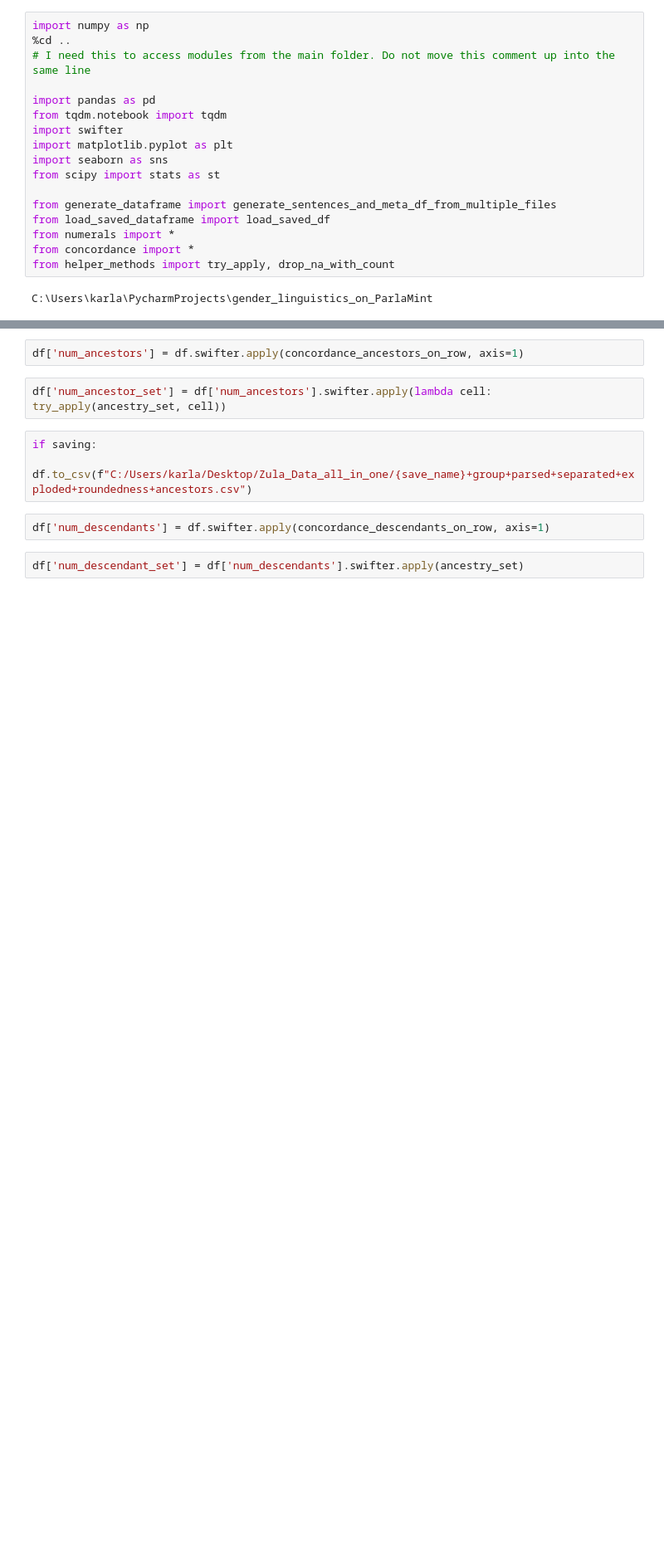
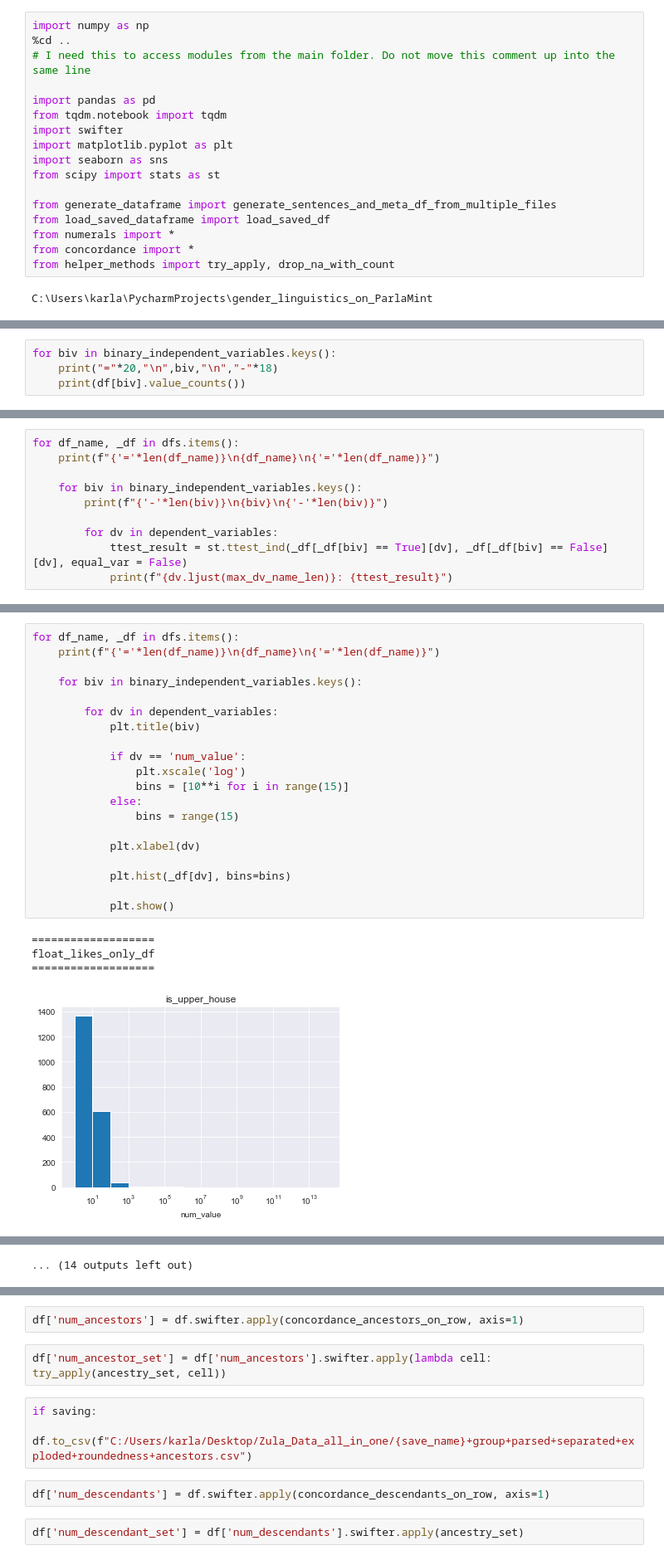
Before and after one commit to karla-weighart/number_rounding_in_ParlaMint, a Jupyter notebook: notebooks/saving.ipynb, the cells around one changed output, grey strips where cells are left out. Shown: that part at 83% size. Cells and saved outputs as stored; diff of their text form; blank space fills up the shorter version.

```diff
--- a/notebooks/saving.ipynb
+++ b/notebooks/saving.ipynb
@@ -123,0 +114,4 @@ Concordance
+# %%
+for biv in binary_independent_variables.keys():
+    print("="*20,"\n",biv,"\n","-"*18)
+    print(df[biv].value_counts())
@@ -123,0 +136,10 @@ Concordance
+# %%
+for df_name, _df in dfs.items():
+    print(f"{'='*len(df_name)}\n{df_name}\n{'='*len(df_name)}")
+
+    for biv in binary_independent_variables.keys():
+        print(f"{'-'*len(biv)}\n{biv}\n{'-'*len(biv)}")
+
+        for dv in dependent_variables:
+            ttest_result = st.ttest_ind(_df[_df[biv] == True][dv], _df[_df[biv] == False][dv], equal_var = False)
+            print(f"{dv.ljust(max_dv_name_len)}: {ttest_result}")
@@ -123,0 +179,25 @@ Concordance
+# %%
+for df_name, _df in dfs.items():
+    print(f"{'='*len(df_name)}\n{df_name}\n{'='*len(df_name)}")
+
+    for biv in binary_independent_variables.keys():
+
+        for dv in dependent_variables:
+            plt.title(biv)
+
+            if dv == 'num_value':
+                plt.xscale('log')
+                bins = [10**i for i in range(15)]
+            else:
+                bins = range(15)
+
+            plt.xlabel(dv)
+
+            plt.hist(_df[dv], bins=bins)
+
+            plt.show()
+# %% [output]
+===================
+float_likes_only_df
+===================
+[figure, added]
@@ -123,0 +214 @@ Concordance
+... (14 outputs left out)
```
Also changed, not shown: parts of 34 cells of this notebook, 1 other file.
